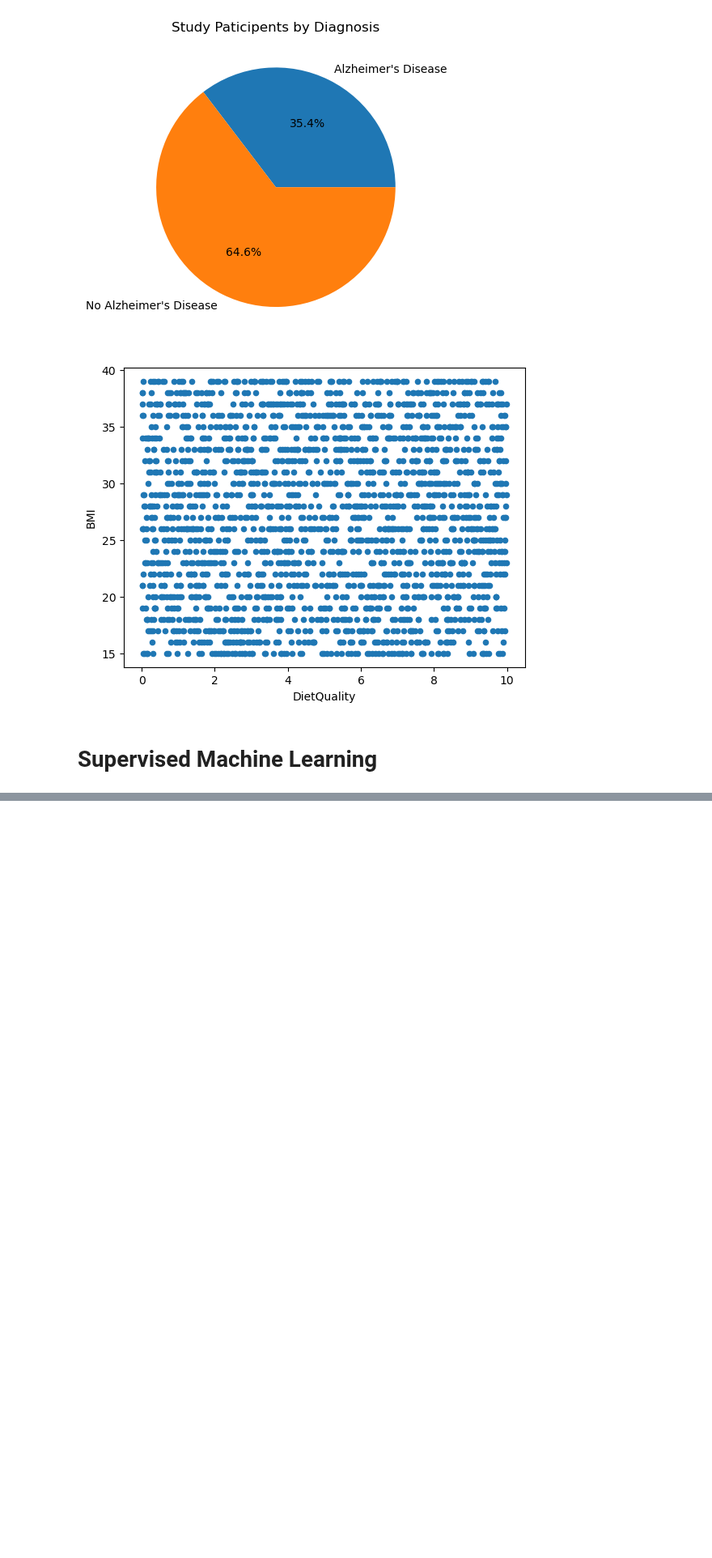
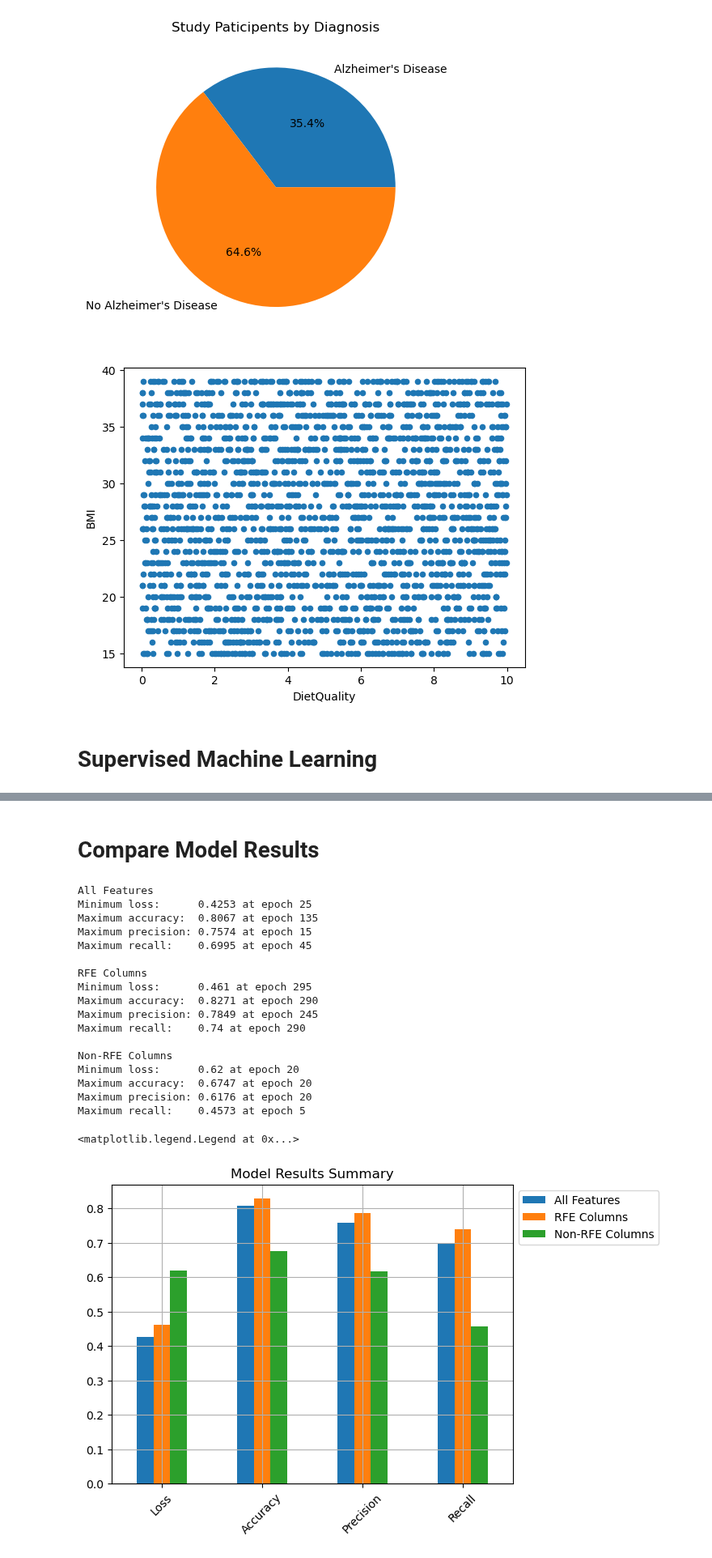
Before and after one commit to rutgers-bootcamp-team-5/project-4, a Jupyter notebook: main.ipynb, the cells around one changed output, grey strips where cells are left out. Shown at 81% size. Saved outputs shown, nothing was run; the diff lists cells and outputs as text; code cells hidden in the pictures; blank space fills up the shorter version.

```diff
--- a/main.ipynb
+++ b/main.ipynb
@@ -197,0 +307,9 @@ FROM medical
+# %%
+# Define the model
+nn = tf.keras.models.Sequential()
+nn.add(tf.keras.layers.Input(shape=(3,)))
+nn.add(tf.keras.layers.Dense(units=5, activation='tanh'))
+nn.add(tf.keras.layers.Dense(units=1, activation='sigmoid'))
+
+# Check the structure of the model
+nn.summary()
@@ -197,0 +416,9 @@ FROM medical
+# %%
+# Define the model
+nn = tf.keras.models.Sequential()
+nn.add(tf.keras.layers.Input(shape=(29,)))
+nn.add(tf.keras.layers.Dense(units=2, activation='tanh'))
+nn.add(tf.keras.layers.Dense(units=1, activation='sigmoid'))
+
+# Check the structure of the model
+nn.summary()
@@ -197,0 +469,47 @@ FROM medical
+# %% [markdown]
+# Compare Model Results
+# %%
+def print_model_results(model_results):
+    print('Minimum loss:      {} at epoch {}'.format(round(model_results['Loss'].min(), 4), model_results['Loss'].idxmin()))
+    print('Maximum accuracy:  {} at epoch {}'.format(round(model_results['Accuracy'].max(), 4), model_results['Accuracy'].idxmax()))
+    print('Maximum precision: {} at epoch {}'.format(round(model_results['Precision'].max(), 4), model_results['Precision'].idxmax()))
+    print('Maximum recall:    {} at epoch {}'.format(round(model_results['Recall'].max(), 4), model_results['Recall'].idxmax()))
+# %%
+results_summary = []
+
+for name, results in model_results.items():
+    print(name)
+    print_model_results(results)
+    print()
+
+    results_summary.append({
+        'Model' : name,
+        'Loss' : results['Loss'].min(),
+        'Accuracy' : results['Accuracy'].max(),
+        'Precision' : results['Precision'].max(),
+        'Recall' : results['Recall'].max()
+    })
+
+summary_df = pd.DataFrame(results_summary)
+summary_df.set_index('Model', inplace=True)
+summary_df.transpose().plot(kind='bar', title='Model Results Summary', rot=45, grid=True).legend(bbox_to_anchor=(1, 1))
+# %% [output]
+All Features
+Minimum loss:      0.4253 at epoch 25
+Maximum accuracy:  0.8067 at epoch 135
+Maximum precision: 0.7574 at epoch 15
+Maximum recall:    0.6995 at epoch 45
+
+RFE Columns
+Minimum loss:      0.461 at epoch 295
+Maximum accuracy:  0.8271 at epoch 290
+Maximum precision: 0.7849 at epoch 245
+Maximum recall:    0.74 at epoch 290
+
+Non-RFE Columns
+Minimum loss:      0.62 at epoch 20
+Maximum accuracy:  0.6747 at epoch 20
+Maximum precision: 0.6176 at epoch 20
+Maximum recall:    0.4573 at epoch 5
+<matplotlib.legend.Legend at 0x...>
+[figure, added]
```
Also changed, not shown: parts of 16 cells of this notebook.
